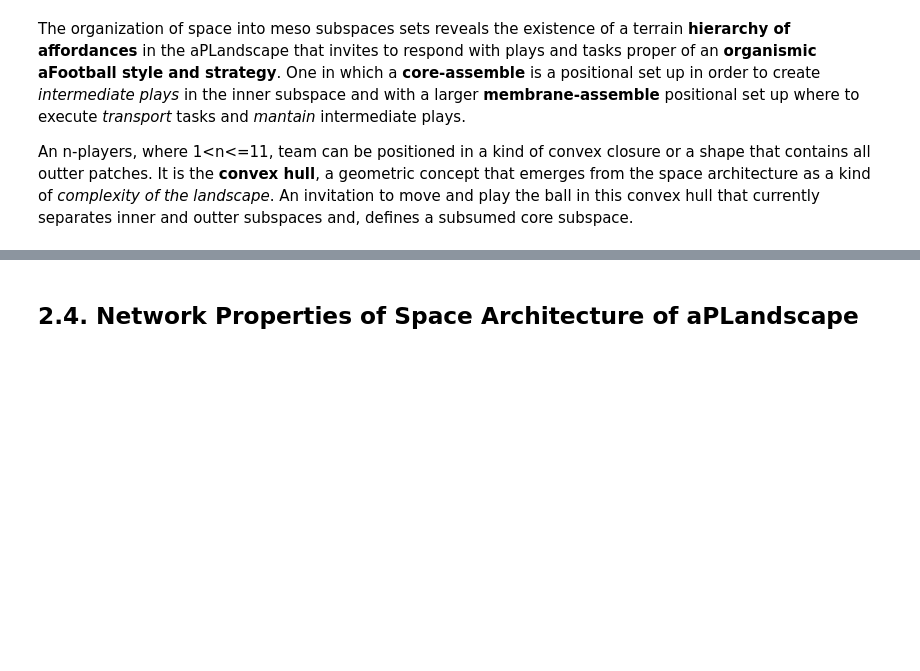
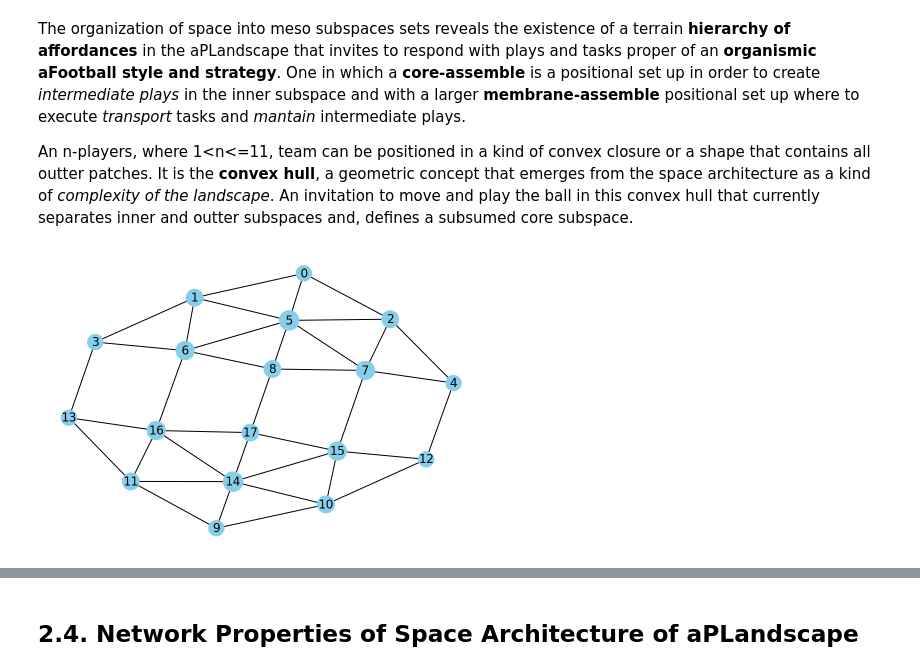
Before and after one commit to chazzpm/aFICSCHASS, a Jupyter notebook: _notebooks/2020-02-17-InteriorSA1-2.ipynb, the cells around one changed output, grey strips where cells are left out. Cells and saved outputs as stored; diff of their text form; code cells hidden in the pictures; blank space fills up the shorter version.

```diff
--- a/_notebooks/2020-02-17-InteriorSA1-2.ipynb
+++ b/_notebooks/2020-02-17-InteriorSA1-2.ipynb
@@ -318,4 +318,27 @@ aPB-Football Universe:
 The organization of space into meso subspaces sets reveals the existence of a terrain **hierarchy of affordances** in the aPLandscape that invites to respond with plays and tasks proper of an **organismic aFootball style and strategy**. One in which a **core-assemble** is a positional set up in order to create *intermediate plays* in the inner subspace and with a larger **membrane-assemble** positional set up where to execute *transport* tasks and *mantain* intermediate plays.
 
 An n-players, where 1<n<=11, team can be positioned in a kind of convex closure or a shape that contains all outter patches. It is the **convex hull**, a geometric concept that emerges from the space architecture as a kind of *complexity of the landscape*. An invitation to move and play the ball in this convex hull that currently separates inner and outter subspaces and, defines a subsumed core subspace.
+# %%
+#collapse_hide
+# Network Properties of PL graph
+
+# print the adjacency list
+#for line in nx.generate_adjlist(PL):
+#    print(line)
+# print node's degree
+#print("node's degree")
+#print(sorted(z for n, z in PL.degree()))
+r=dict(sorted(nx.degree(PL)))
+#print(sorted(z for n, z in d.values()))
+#print('(',r.keys(),"\n",r.values(),')')
+
+nx.draw(PL, nodelist=r.keys(), node_size=[v*50 for v in r.values()], with_labels=True, node_color='skyblue')
+#plt.savefig("../../APimages/inaFootball_Space_Architecture")
+plt.show()
+
+#d=dict(nx.degree(PL))
+#d.keys()
+#d.values()
+# %% [output]
+[figure, added]
 # %% [markdown]
```
Also changed, not shown: parts of 9 cells of this notebook.
